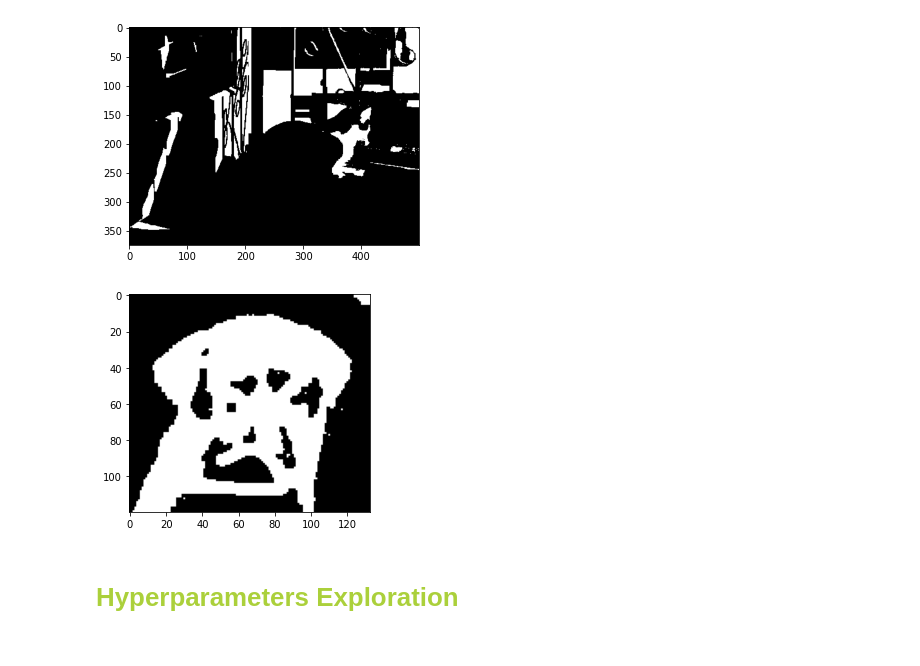
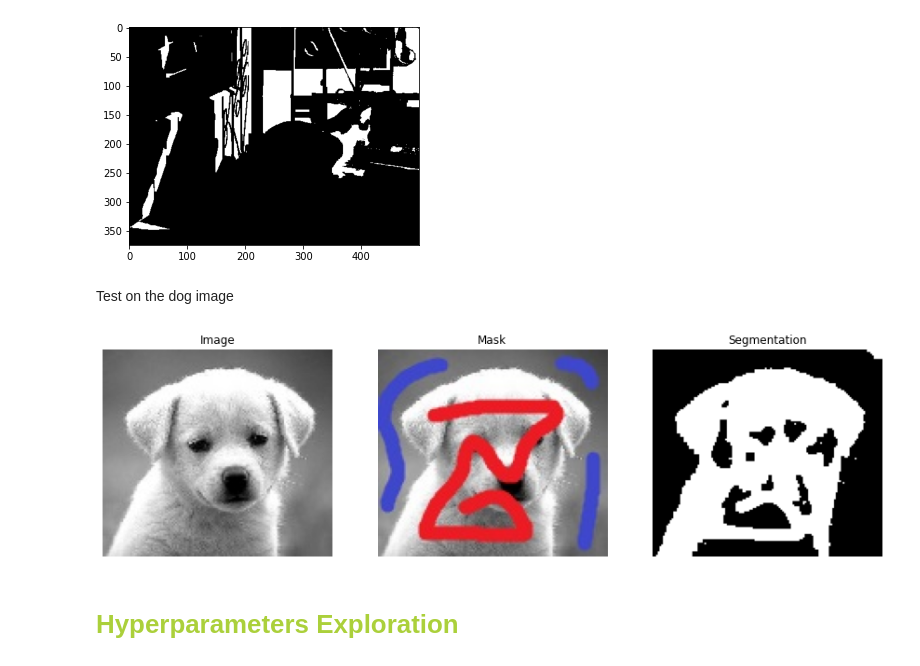
Before and after one commit to sellaziz/compi-graph-cut, a Jupyter notebook: Graphcut_Presentation_grp3b.ipynb, the cells around one changed output. Cells and saved outputs as stored; diff of their text form; code cells hidden in the pictures.

```diff
--- a/Graphcut_Presentation_grp3b.ipynb
+++ b/Graphcut_Presentation_grp3b.ipynb
@@ -293,18 +282,19 @@ plt.imshow(img2, cmap='gray')
 plt.show()
 # %% [output]
 [figure]
+# %% [markdown]
+Test on the dog image
 # %%
 img = np.array(rgb2gray(imread("images/dog_small.jpg")))
 img_painted = np.array(imread("images/dog_small_ST.jpg"))
 source,sink=initialize_priors(img_painted)
 G, Rp, nodeids=image2graph_lib(img, source,sink,prior_as_index=True, nbins=10, σ=1, λ=1)
 G.maxflow()
 sgm = G.get_grid_segments(nodeids)
 img2 = np.int_(np.logical_not(sgm))
-plt.imshow(img2, cmap='gray')
-plt.show()
+plot_img([img, img_painted, img2], 1, 3, figsize=15,legends=['Image', 'Mask', 'Segmentation'])
 # %% [output]
-[figure, old version]
+[figure, new version]
 # %% [markdown]
 # <font color="#ABD03B"> Hyperparameters Exploration </font>
 # %%
```
Also changed, not shown: parts of 3 cells of this notebook.
